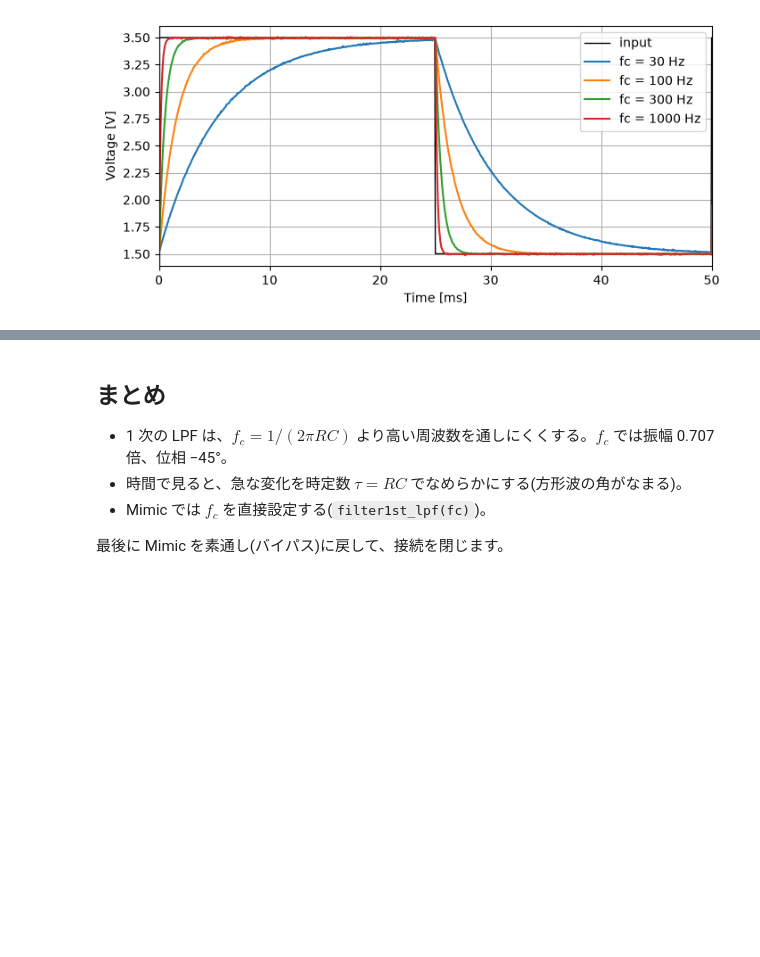
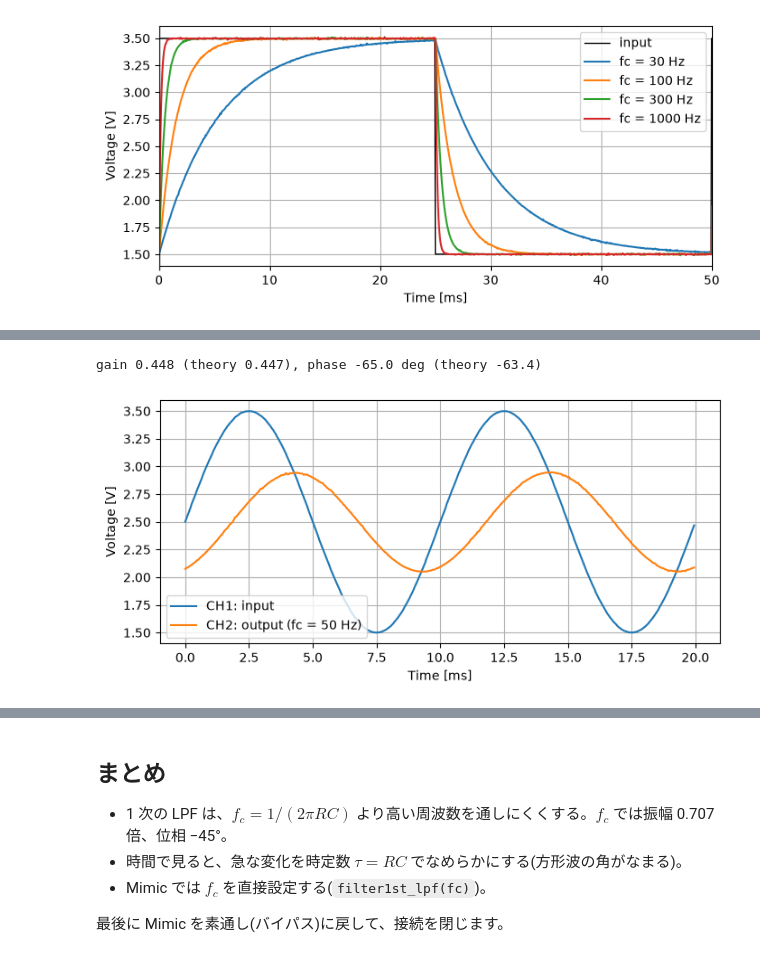
Before and after one commit to tkgktyk/analog-mimic-examples, a Jupyter notebook: lectures/02_filter1st/01_lpf.ipynb, the cells around one changed output, grey strips where cells are left out. Cells and saved outputs as stored; diff of their text form; code cells hidden in the pictures; blank space fills up the shorter version.

```diff
--- a/lectures/02_filter1st/01_lpf.ipynb
+++ b/lectures/02_filter1st/01_lpf.ipynb
@@ -179,0 +226,21 @@ plt.show()
+# %%
+FC_TRY = 50   # cutoff frequency [Hz]
+
+lab.mimic.filter1st_lpf(FC_TRY)
+lab.fg.sine(100, 1.0)
+t, ch1, ch2 = lab.scope.capture(400)
+a1, p1, _ = fit_sine(t, ch1, 100)
+a2, p2, _ = fit_sine(t, ch2, 100)
+print(f"gain {a2 / a1:.3f} (theory {1 / np.sqrt(1 + (100 / FC_TRY) ** 2):.3f}), "
+      f"phase {p2 - p1:.1f} deg (theory {-np.degrees(np.arctan(100 / FC_TRY)):.1f})")
+fig, ax = plt.subplots(figsize=(8, 3.5))
+ax.plot(t * 1e3, ch1, label="CH1: input")
+ax.plot(t * 1e3, ch2, label=f"CH2: output (fc = {FC_TRY} Hz)")
+ax.set_xlabel("Time [ms]")
+ax.set_ylabel("Voltage [V]")
+ax.grid(True)
+ax.legend()
+plt.show()
+# %% [output]
+gain 0.448 (theory 0.447), phase -65.0 deg (theory -63.4)
+[figure, added]
```
Also changed, not shown: parts of 8 cells of this notebook, 54 other files.
